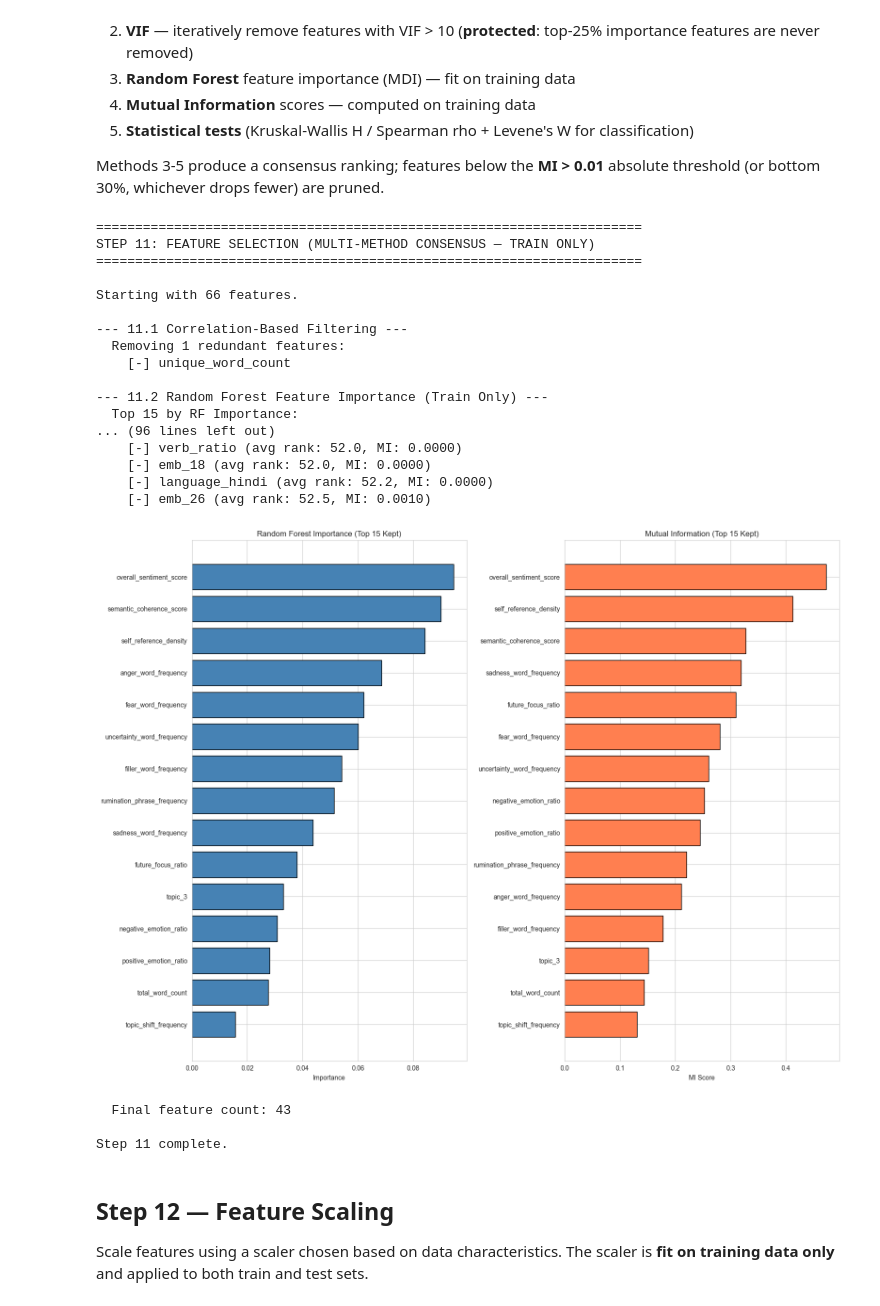
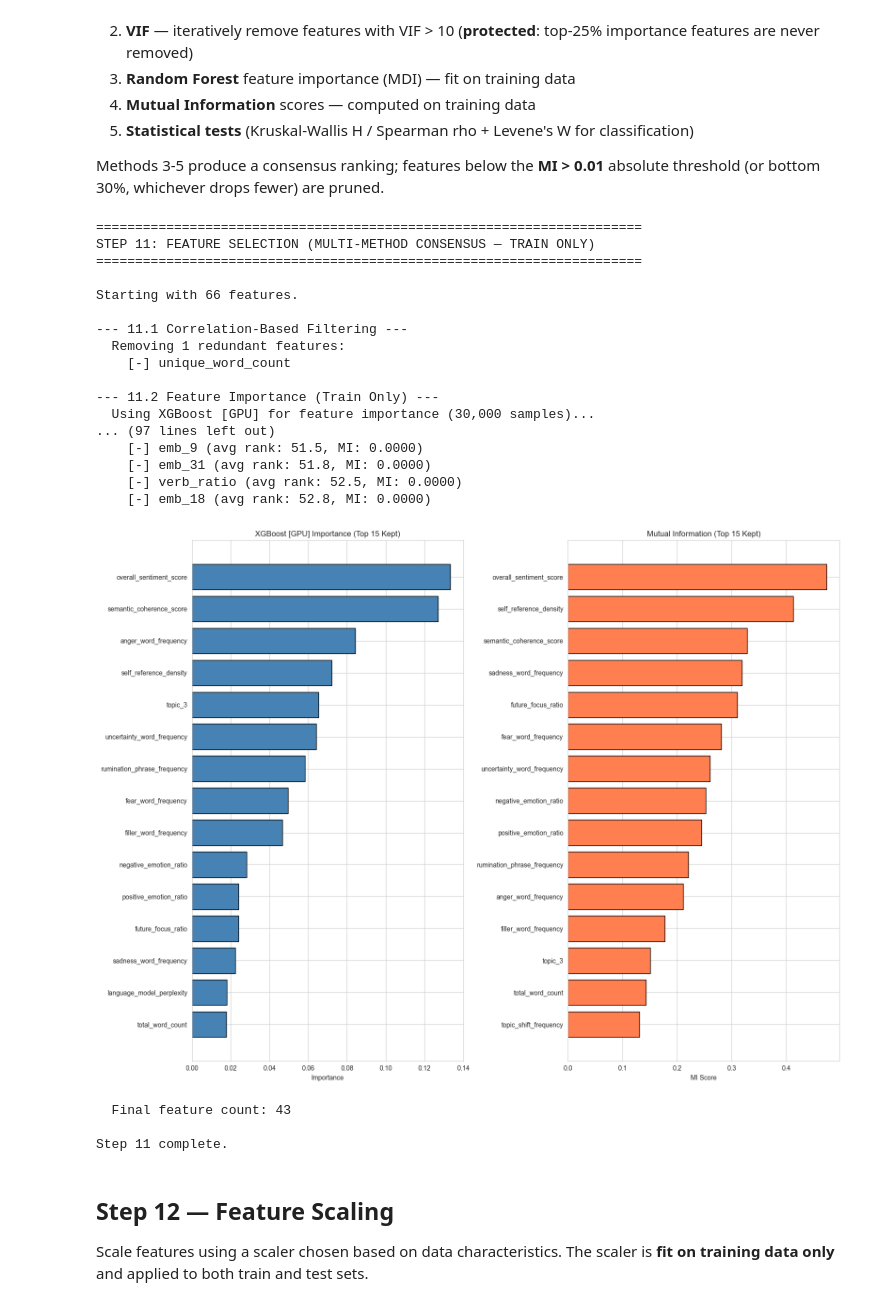
Before and after one commit to VICKYPATIL2525/Mindspace-ml-pipeline-text-to-mentel-health-class, a Jupyter notebook: full-final-pipeline.ipynb, the cells around one changed output. Cells and saved outputs as stored; diff of their text form; code cells hidden in the pictures.

```diff
--- a/full-final-pipeline.ipynb
+++ b/full-final-pipeline.ipynb
@@ -1373,23 +1422,38 @@ else:
 
 numeric_cols_fs = X_train_df.select_dtypes(include=[np.number]).columns.tolist()
 
-# ─── 11.3 Random Forest Feature Importance (BEFORE VIF, for protection) ──
-print(f'\n--- 11.2 Random Forest Feature Importance (Train Only) ---')
+# ─── 11.2 Feature Importance (GPU-accelerated when available) ────────
+print(f'\n--- 11.2 Feature Importance (Train Only) ---')
 sample_size = min(len(X_train_df), 30000)
 idx = np.random.choice(len(X_train_df), sample_size, replace=False)
 X_sample = X_train_df.iloc[idx][numeric_cols_fs].values
 y_sample = y_train[idx]
 
-if TASK_TYPE == 'classification':
-    rf_imp_model = RandomForestClassifier(n_estimators=100, random_state=RANDOM_SEED, n_jobs=-1)
+# Use XGBoost on GPU if available (much faster), else fall back to RandomForest (CPU, all cores)
+if GPU_AVAILABLE:
+    print(f'  Using XGBoost [GPU] for feature importance ({sample_size:,} samples)...')
+    if TASK_TYPE == 'classification':
+        imp_model = xgb.XGBClassifier(
+            n_estimators=100, random_state=RANDOM_SEED, n_jobs=-1,
+            device='cuda', tree_method='hist', eval_metric='mlogloss',
+            verbosity=0)
+    else:
+        imp_model = xgb.XGBRegressor(
+            n_estimators=100, random_state=RANDOM_SEED, n_jobs=-1,
+            device='cuda', tree_method='hist', verbosity=0)
 else:
-    rf_imp_model = RandomForestRegressor(n_estimators=100, random_state=RANDOM_SEED, n_jobs=-1)
+    print(f'  Using RandomForest [CPU, {CPU_COUNT} cores] for feature importance ({sample_size:,} samples)...')
+    if TASK_TYPE == 'classification':
+        imp_model = RandomForestClassifier(n_estimators=100, random_state=RANDOM_SEED, n_jobs=-1)
+    else:
+        imp_model = RandomForestRegressor(n_estimators=100, random_state=RANDOM_SEED, n_jobs=-1)
 
-rf_imp_model.fit(X_sample, y_sample)
-rf_importance = dict(zip(numeric_cols_fs, rf_imp_model.feature_importances_))
+imp_model.fit(X_sample, y_sample)
+rf_importance = dict(zip(numeric_cols_fs, imp_model.feature_importances_))
 rf_sorted = sorted(rf_importance.items(), key=lambda x: x[1], reverse=True)
 
-print(f'  Top 15 by RF Importance:')
+imp_method = 'XGBoost [GPU]' if GPU_AVAILABLE else 'RandomForest [CPU]'
+print(f'  Top 15 by {imp_method} Importance:')
 for col, imp in rf_sorted[:15]:
     bar = '#' * int(imp * 200)
     print(f'    {col:<35} {imp:.4f} |{bar}')
@@ -1509,9 +1573,9 @@ if TASK_TYPE == 'classification' and levene_results:
                     for col in numeric_cols_fs if col in levene_results]
     lev_sorted_fs = sorted(lev_filtered, key=lambda x: x[1], reverse=True)
     levene_ranks = {feat: rank + 1 for rank, (feat, _) in enumerate(lev_sorted_fs)}
-    print(f'  Using 4-method consensus: RF + MI + Kruskal-Wallis + Levene\'s')
+    print(f'  Using 4-method consensus: Importance + MI + Kruskal-Wallis + Levene\'s')
 else:
-    print(f'  Using 3-method consensus: RF + MI + Statistical test')
+    print(f'  Using 3-method consensus: Importance + MI + Statistical test')
 
 consensus = {}
 for feat in numeric_cols_fs:
@@ -1527,7 +1591,7 @@ for feat in numeric_cols_fs:
 consensus_sorted = sorted(consensus.items(), key=lambda x: x[1])
 n_total = len(consensus_sorted)
 
-print(f'  Consensus Ranking (average of RF + MI + Stat ranks):')
+print(f'  Consensus Ranking (average of Importance + MI + Stat ranks):')
 for rank, (feat, avg_rank) in enumerate(consensus_sorted[:20], 1):
     pct = rank / n_total * 100
     tier = 'T1' if pct <= 15 else 'T2' if pct <= 40 else 'T3' if pct <= 70 else 'T4'
@@ -1573,49 +1637,50 @@ fig, axes = plt.subplots(1, 2, figsize=(16, max(6, min(12, n_features_start * 0.
 top_rf = [(f, s) for f, s in rf_sorted if f in features_to_keep][:15]
 axes[0].barh([x[0] for x in top_rf][::-1], [x[1] for x in top_rf][::-1],
              color='steelblue', edgecolor='black')
-axes[0].set_title('Random Forest Importance (Top 15 Kept)')
+axes[0].set_title(f'{imp_method} Importance (Top 15 Kept)')
 axes[0].set_xlabel('Importance')
 
 top_mi = [(f, s) for f, s in mi_sorted if f in features_to_keep][:15]
 axes[1].barh([x[0] for x in top_mi][::-1], [x[1] for x in top_mi][::-1],
              color='coral', edgecolor='black')
 axes[1].set_title('Mutual Information (Top 15 Kept)')
 axes[1].set_xlabel('MI Score')
 plt.tight_layout()
 plt.show()
 
 print(f'\n  Final feature count: {X_train_df.shape[1]}')
 
 PIPELINE_STATE['feature_selection'] = {
     'initial_features': n_features_start,
     'removed_correlation': list(cols_to_remove_corr),
     'consensus_top_20': [(f, round(float(r), 2)) for f, r in consensus_sorted[:20]],
     'features_kept': features_to_keep,
     'features_dropped': features_to_drop,
     'prune_method': prune_method,
-    'final_count': int(X_train_df.shape[1])
+    'final_count': int(X_train_df.shape[1]),
+    'importance_method': imp_method
 }
 
 print(f'\nStep 11 complete.')
 # %% [output]
 ======================================================================
 STEP 11: FEATURE SELECTION (MULTI-METHOD CONSENSUS — TRAIN ONLY)
 ======================================================================
 
 Starting with 66 features.
 
 --- 11.1 Correlation-Based Filtering ---
   Removing 1 redundant features:
     [-] unique_word_count
 
---- 11.2 Random Forest Feature Importance (Train Only) ---
-  Top 15 by RF Importance:
-... (96 lines left out)
-    [-] verb_ratio (avg rank: 52.0, MI: 0.0000)
-    [-] emb_18 (avg rank: 52.0, MI: 0.0000)
-    [-] language_hindi (avg rank: 52.2, MI: 0.0000)
-    [-] emb_26 (avg rank: 52.5, MI: 0.0010)
+--- 11.2 Feature Importance (Train Only) ---
+  Using XGBoost [GPU] for feature importance (30,000 samples)...
+... (97 lines left out)
+    [-] emb_9 (avg rank: 51.5, MI: 0.0000)
+    [-] emb_31 (avg rank: 51.8, MI: 0.0000)
+    [-] verb_ratio (avg rank: 52.5, MI: 0.0000)
+    [-] emb_18 (avg rank: 52.8, MI: 0.0000)
-[figure, old version]
+[figure, new version]
   Final feature count: 43
 
 Step 11 complete.
```
Also changed, not shown: parts of 5 cells of this notebook, 1 other file.
